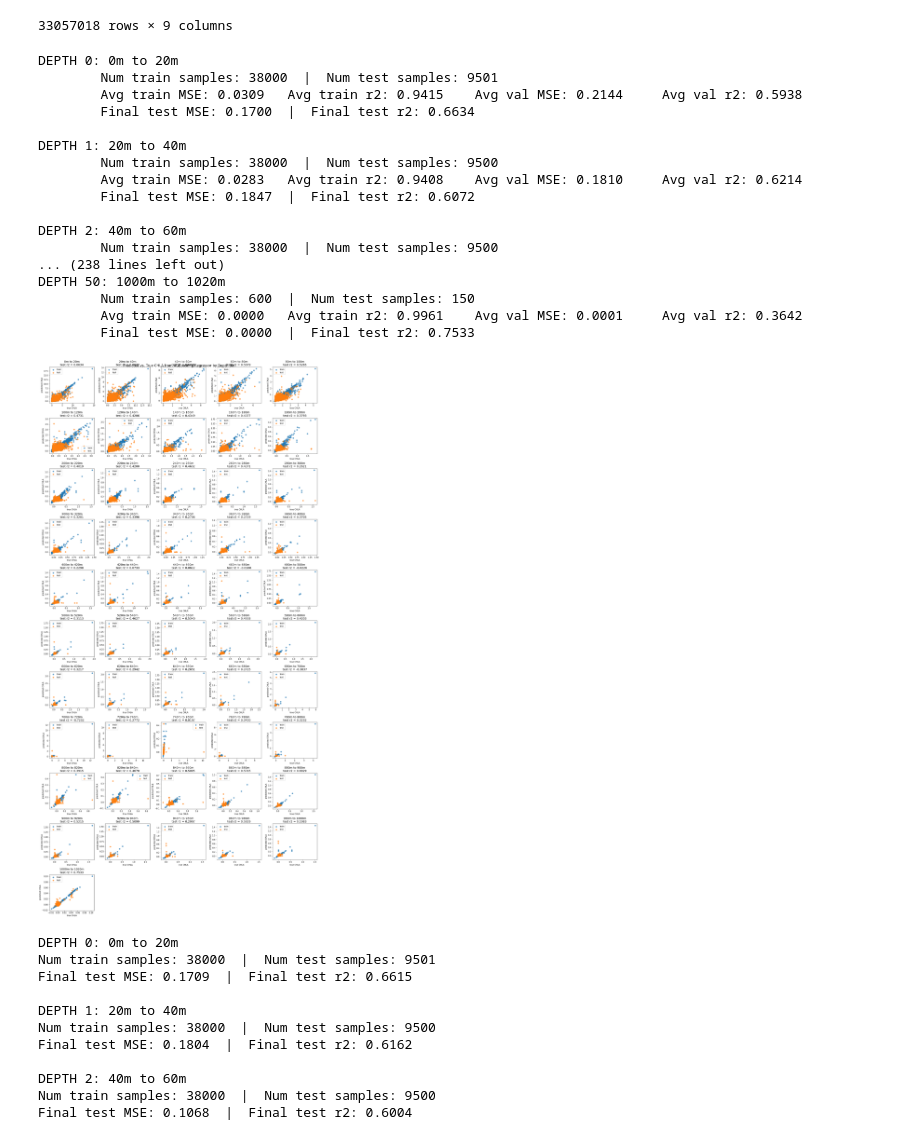
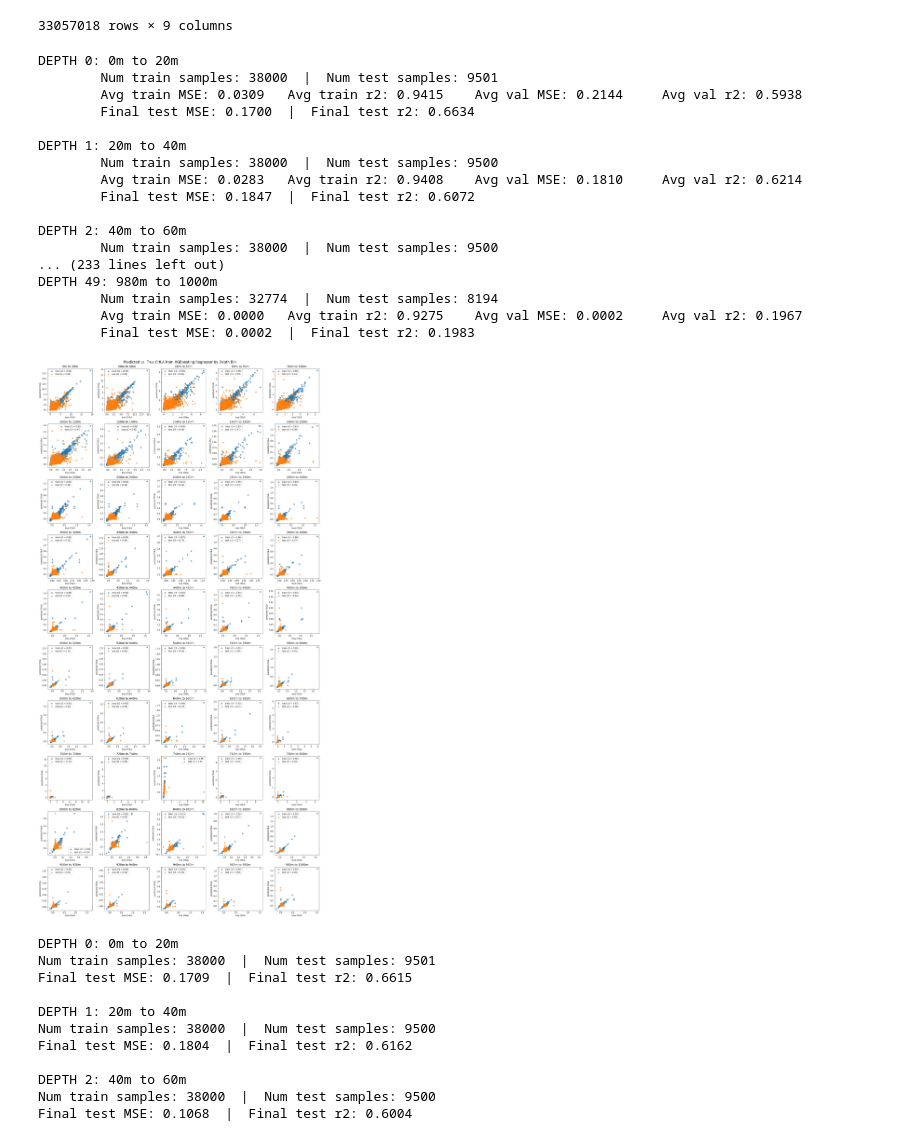
Before and after one commit to gnyirjesy/ocean-depth-characterization, a Jupyter notebook: preliminary_models/xgb_different_depths_ejd.ipynb, the cells around one changed output. Saved outputs shown, nothing was run; the diff lists cells and outputs as text; code cells hidden in the pictures.

```diff
--- a/preliminary_models/xgb_different_depths_ejd.ipynb
+++ b/preliminary_models/xgb_different_depths_ejd.ipynb
@@ -256,10 +252,10 @@ def fit_predict(model, X_train, y_train, X_test, y_test):
 # %%
 # display the results of the regression as scatter plots: predicted value vs. target
 def plot(depth_idx, bins, y_train, train_preds, y_test, test_preds, plt_n_cols=5):
-    plt.subplot((len(bins)//plt_n_cols)+1,plt_n_cols,depth_idx+1)
-    plt.scatter(y_train, train_preds, label='train', alpha=0.7)
-    plt.scatter(y_test, test_preds, label='test', alpha=0.7)
-    plt.title(f'{bins[depth_idx]}m to {bins[depth_idx+1]}m\ntest r2 = {r2_score(y_test, test_preds):.4f}', fontsize='x-large')
+    plt.subplot((len(bins)//plt_n_cols),plt_n_cols,depth_idx+1)
+    plt.scatter(y_train, train_preds, label=f'train (r2 = {r2_score(y_train, train_preds):.2f})', alpha=0.7)
+    plt.scatter(y_test, test_preds, label=f'test (r2 = {r2_score(y_test, test_preds):.2f})', alpha=0.7)
+    plt.title(f'{bins[depth_idx]}m to {bins[depth_idx+1]}m', fontsize='x-large')
     plt.xlabel('true CHLA')
     plt.ylabel('predicted CHLA')
     plt.legend()
@@ -296,14 +292,14 @@ float_loc_df
 33057018 rows × 9 columns
 # %%
 # initialize dataframe to store results
-results_df = pd.DataFrame(columns=['depth_idx', 'depth_interval', 'num_observations', 'avg_cv_train_mse', 'avg_cv_train_r2', 'avg_cv_test_mse', 'avg_cv_test_r2', 'final_test_mse', 'final_test_r2'])
+results_df = pd.DataFrame(columns=['depth_idx', 'depth_interval', 'num_observations', 'avg_cv_train_mse', 'avg_cv_train_r2', 'avg_cv_test_mse', 'avg_cv_test_r2', 'final_train_mse', 'final_train_r2', 'final_test_mse', 'final_test_r2'])
 # %%
 # fit a gradient booting regression model for the ocean at different depth bins
 verbose = 1
 plt.figure(figsize=(20,40))
-plt.suptitle('Predicted vs. True CHLA from XGBoosting Regressor by Depth Bin', fontsize='xx-large')
+plt.suptitle('Predicted vs. True CHLA from XGBoosting Regressor by Depth Bin\n\n', fontsize='xx-large')
 
-for depth_idx in range(len(bins)-1):
+for depth_idx in range(len(bins)-2):
 
     if verbose > 0:
         print(f'DEPTH {depth_idx}: {bins[depth_idx]}m to {bins[depth_idx+1]}m')
@@ -323,40 +319,40 @@ for depth_idx in range(len(bins)-1):
     scores = train_and_get_scores(xgbr, X_train, y_train, metrics=['neg_mean_squared_error', 'r2'], n_splits=3, verbose=verbose)
     train_preds, test_preds = fit_predict(xgbr, X_train, y_train, X_test, y_test)
 
     if verbose > 0:
         print(f'\tFinal test MSE: {mean_squared_error(y_test, test_preds):.4f}', end='  |  ')
         print(f'Final test r2: {r2_score(y_test, test_preds):.4f}')
 
     # plot predictions vs. true values
     plot(depth_idx, bins, y_train, train_preds, y_test, test_preds)
 
     # add scores to results dataframe
-    results_df.loc[results_df.shape[0]] = [depth_idx, (bins[depth_idx], bins[depth_idx+1]), data_df.shape[0]] + scores + [mean_squared_error(y_test, test_preds), r2_score(y_test, test_preds)]
+    results_df.loc[results_df.shape[0]] = [depth_idx, (bins[depth_idx], bins[depth_idx+1]), data_df.shape[0]] + scores + [mean_squared_error(y_train, train_preds), r2_score(y_train, train_preds), mean_squared_error(y_test, test_preds), r2_score(y_test, test_preds)]
 
     if verbose > 0:
         print()
 
 plt.tight_layout()
 plt.show()
 # %% [output]
 DEPTH 0: 0m to 20m
         Num train samples: 38000  |  Num test samples: 9501
         Avg train MSE: 0.0309   Avg train r2: 0.9415    Avg val MSE: 0.2144     Avg val r2: 0.5938
         Final test MSE: 0.1700  |  Final test r2: 0.6634
 
 DEPTH 1: 20m to 40m
         Num train samples: 38000  |  Num test samples: 9500
         Avg train MSE: 0.0283   Avg train r2: 0.9408    Avg val MSE: 0.1810     Avg val r2: 0.6214
         Final test MSE: 0.1847  |  Final test r2: 0.6072
 
 DEPTH 2: 40m to 60m
         Num train samples: 38000  |  Num test samples: 9500
-... (238 lines left out)
-DEPTH 50: 1000m to 1020m
-        Num train samples: 600  |  Num test samples: 150
-        Avg train MSE: 0.0000   Avg train r2: 0.9961    Avg val MSE: 0.0001     Avg val r2: 0.3642
-        Final test MSE: 0.0000  |  Final test r2: 0.7533
+... (233 lines left out)
+DEPTH 49: 980m to 1000m
+        Num train samples: 32774  |  Num test samples: 8194
+        Avg train MSE: 0.0000   Avg train r2: 0.9275    Avg val MSE: 0.0002     Avg val r2: 0.1967
+        Final test MSE: 0.0002  |  Final test r2: 0.1983
-[figure, old version]
+[figure, new version]
 # %%
 # for comparison: partial results from XGBRegressor() with default hyperparameters and 5-fold cross-validation
 # %% [output]
```
Also changed, not shown: parts of 10 cells of this notebook, 2 other files.
